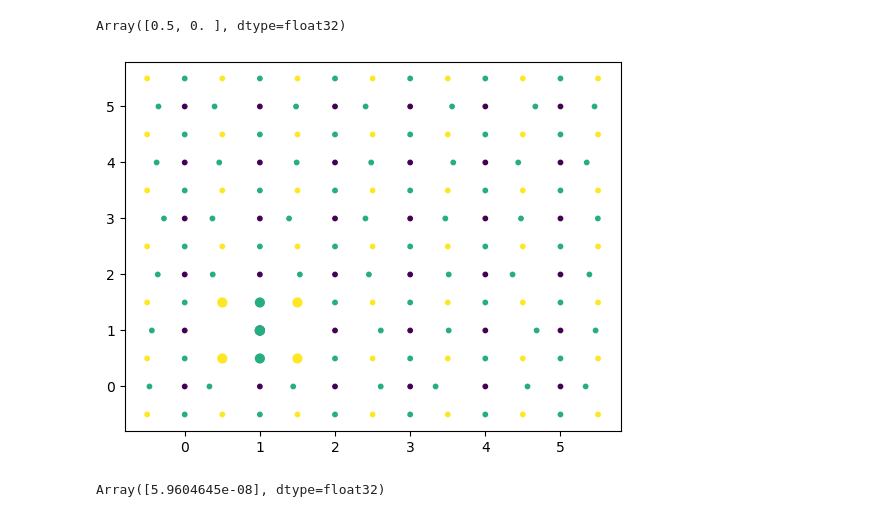
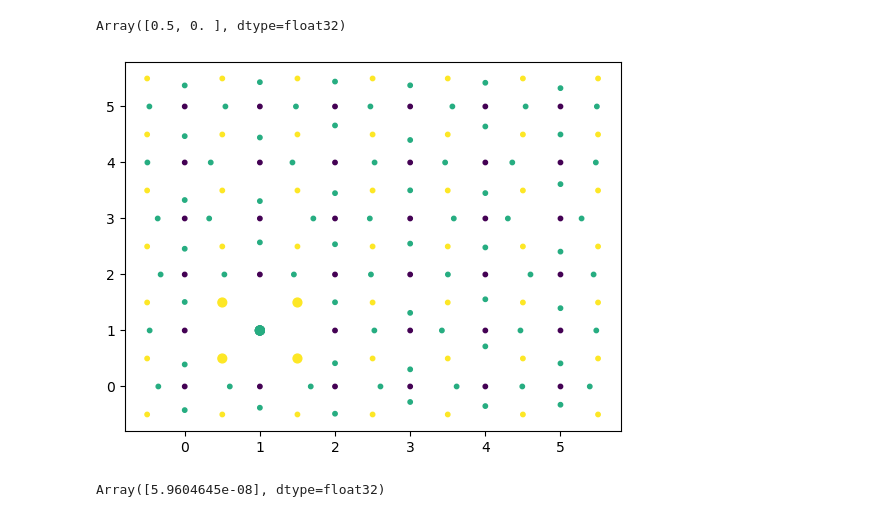
Before and after one commit to jakubMitura14/jax_cpu_experiments_b, a Jupyter notebook: geometric_sv_idea/ideas_geometric_sv.ipynb, the cells around one changed output. Drawn from its saved outputs; the diff is of its cells as text; code cells hidden in the pictures.

```diff
--- a/geometric_sv_idea/ideas_geometric_sv.ipynb
+++ b/geometric_sv_idea/ideas_geometric_sv.ipynb
@@ -154,7 +153,18 @@ def get_b_x_weights(weights):
 
     return nn.softmax(grid_b_points_x_weights,axis=-1)
 
+
+def get_b_y_weights(weights):
+    weights_curr=weights[:,:,2:4]
+    grid_b_points_y_weights_0=np.pad(weights_curr[:,:,0],((0,0),(1,0)))
+    grid_b_points_y_weights_1=np.pad(weights_curr[:,:,1],((0,0),(0,1)))
+    grid_b_points_y_weights= np.stack([grid_b_points_y_weights_0,grid_b_points_y_weights_1],axis=-1)
+
+    return nn.softmax(grid_b_points_y_weights,axis=-1)
+
+
 grid_b_points_x_weights=get_b_x_weights(weights)
+grid_b_points_y_weights=get_b_y_weights(weights)
 
 
 # grid_b_points_x_weights=einops.rearrange(grid_b_points_x_weights,'x y c-> (x y) c')
@@ -180,35 +190,35 @@ grid_b_points_x_weights=get_b_x_weights(weights)
     # s_c[1,2]=s_c[0,0]*4
     # s_c[2,1]=s_c[0,0]*4
     # s_c[2,2]=s_c[0,0]*4
 
 
 
 
 # grid_b_points_x_weights= np.random.random(grid_b_points_x.shape)
 # grid_b_points_y_weights= np.random.random(grid_b_points_y.shape)
 # grid_c_points_weights= np.random.random(grid_c_points.shape[0],4)
 
 # def get_simple_4_point():
 
 
 
 def move_in_axis(point,weights,axis,half_r ):
     """
     point can move up or down axis no more than half_r from current position
     weights indicate how strongly it shoul go down (element 0) and up the axis
     """
     return point.at[axis].set(point[axis]-weights[0]*half_r + weights[1]*half_r)
 v_move_in_axis= jax.vmap(move_in_axis,in_axes=(0,0,None,None))
 v_v_move_in_axis= jax.vmap(v_move_in_axis,in_axes=(0,0,None,None))
 
 grid_b_points_x=v_v_move_in_axis(grid_b_points_x,grid_b_points_x_weights,0, half_r)
-# grid_b_points_y=v_move_in_axis(grid_b_points_y,grid_b_points_y_weights,1, half_r)
+grid_b_points_y=v_v_move_in_axis(grid_b_points_y,grid_b_points_y_weights,1, half_r)
 
 
 
 disp_grid(grid_a_points,grid_b_points_x,grid_b_points_y,grid_c_points)
 # %% [output]
-[figure, old version]
+[figure, new version]
 # %%
 import optax
 import jax.numpy as jnp
```
Also changed, not shown: parts of 1 cell of this notebook.
